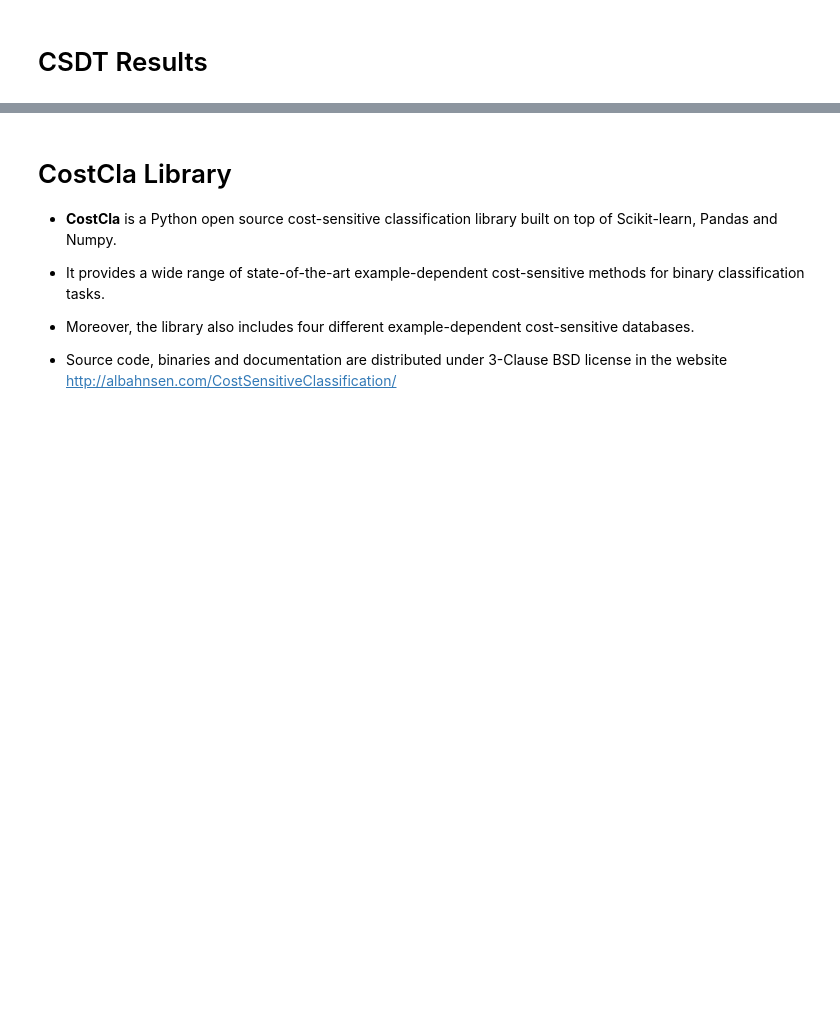
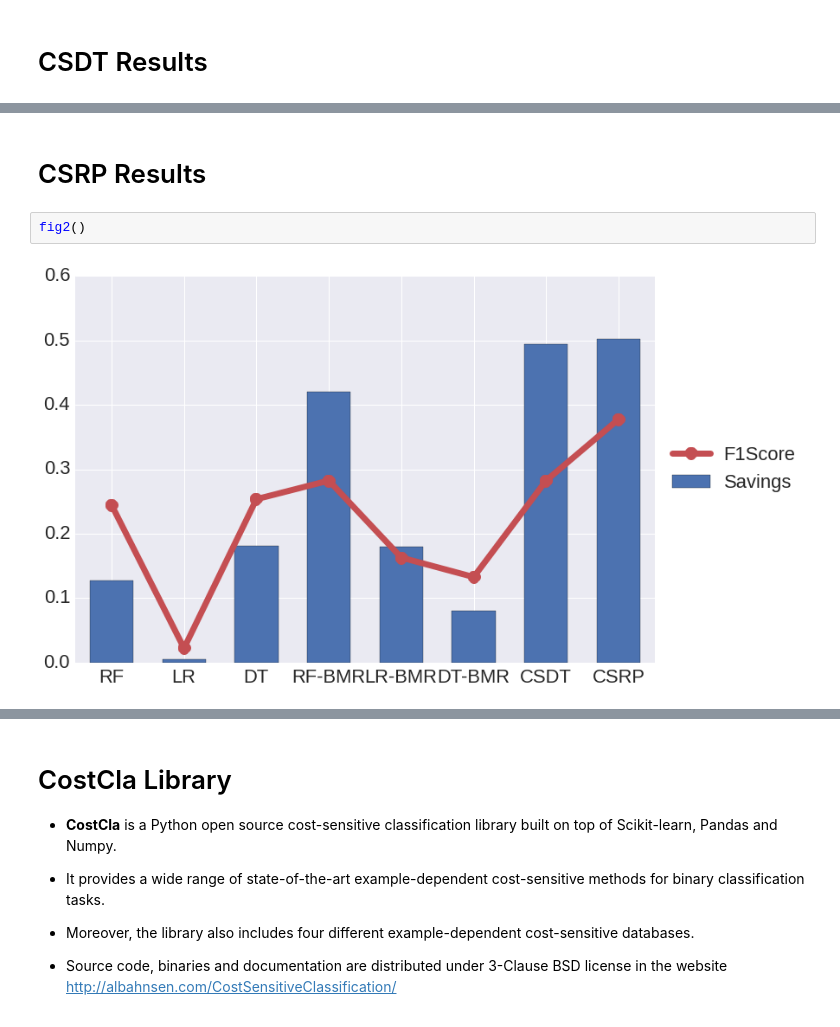
Before and after one commit to albahnsen/CostSensitiveClassification, a Jupyter notebook: doc/tutorials/slides_edcs_credit_scoring.ipynb, the cells around one changed output, grey strips where cells are left out. Drawn from its saved outputs; the diff is of its cells as text; blank space fills up the shorter version.

Commit message:
DOC update tutorials and slides with CSRP

```diff
--- a/doc/tutorials/slides_edcs_credit_scoring.ipynb
+++ b/doc/tutorials/slides_edcs_credit_scoring.ipynb
@@ -427,3 +461,9 @@ fig2()
+# %% [markdown]
+# CSRP Results
+# %%
+fig2()
+# %% [output]
+[figure, added]
 # %% [markdown]
 <img img class="logo" src="https://raw.githubusercontent.com/albahnsen/CostSensitiveClassification/master/logo.png" style="width: 600px;">
 # %% [markdown]
```
Also changed, not shown: parts of 10 cells of this notebook, 2 other files.
